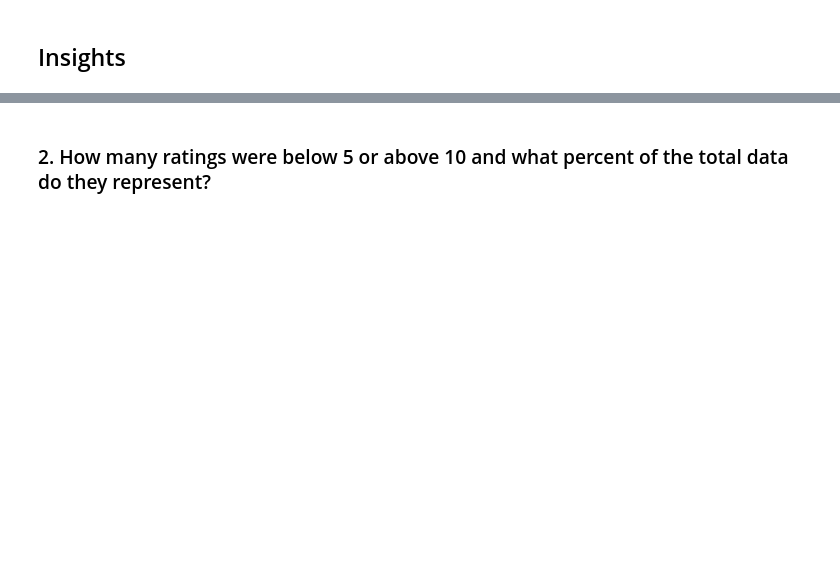
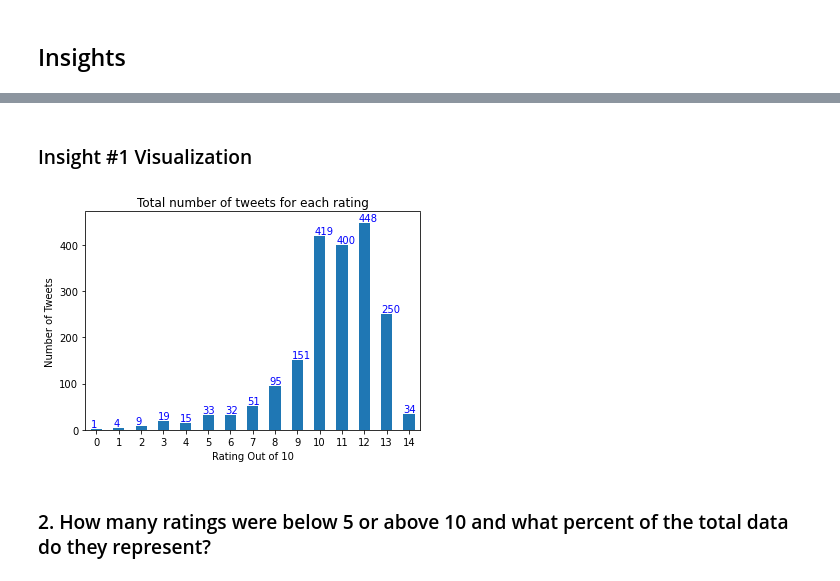
Before and after one commit to Miles-Murphy/data_wrangling_final_project, a Jupyter notebook: wrangle_act.ipynb, the cells around one changed output, grey strips where cells are left out. Saved outputs shown, nothing was run; the diff lists cells and outputs as text; code cells hidden in the pictures; blank space fills up the shorter version.

Commit message:
Added a second visualization and updated insights

```diff
--- a/wrangle_act.ipynb
+++ b/wrangle_act.ipynb
@@ -1423,3 +1746,22 @@ df.rating_numerator.mean()
+# %% [markdown]
+### Insight #1 Visualization
+# %%
+rating_count = df.groupby('rating_numerator').rating_numerator.count()
+
+fig, ax = plt.subplots()
+rating_count.plot(kind ='bar', title='Total number of tweets for each rating')
+plt.xlabel('Rating Out of 10')
+plt.ylabel('Number of Tweets')
+
+for x, y in enumerate(rating_count):
+    ax.text(x - .25, y + 4, str(y), color='blue')
+
+ax.spines["top"].set_position(("outward", 1))
+
+
+plt.show()
+# %% [output]
+[figure, added]
 # %% [markdown]
 ### 2. How many ratings were below 5 or above 10 and what percent of the total data do they represent?
 # %%
```
Also changed, not shown: parts of 53 cells of this notebook, 1 other file.
